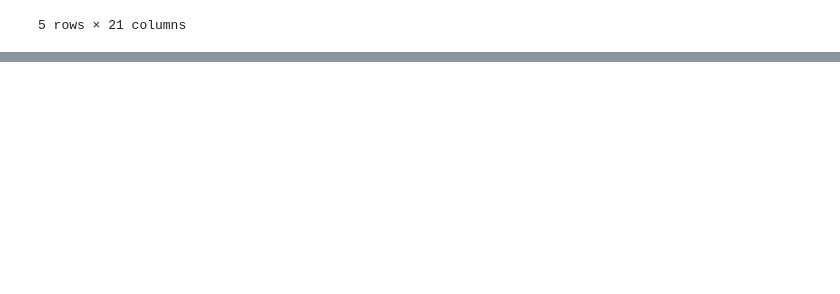
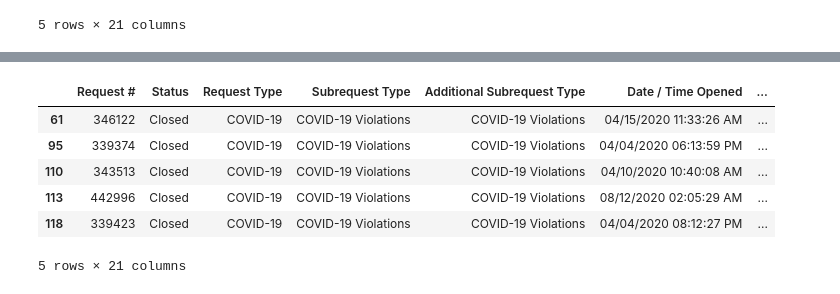
Before and after one commit to NSS-Data-Analytics-Cohort-3/nashville-covid-typhoid_turtles, a Jupyter notebook: notebooks/covid_nashville_KL.ipynb, the cells around one changed output, grey strips where cells are left out. Saved outputs shown, nothing was run; the diff lists cells and outputs as text; code cells hidden in the pictures; blank space fills up the shorter version.

```diff
--- a/notebooks/covid_nashville_KL.ipynb
+++ b/notebooks/covid_nashville_KL.ipynb
@@ -119,0 +190,11 @@ hubnash_covid = hubnash_df[hubnash_df['Subrequest Type'] == 'COVID-19 Violaitons
+# %%
+hubnash_covid_violations = hubnash_df_covidrequest[hubnash_df_covidrequest['Subrequest Type'] == 'COVID-19 Violations']
+hubnash_covid_violations.head()
+# %% [output]
+|  | Request # | Status | Request Type | Subrequest Type | Additional Subrequest Type | Date / Time Opened | ... |
+| 61 | 346122 | Closed | COVID-19 | COVID-19 Violations | COVID-19 Violations | 04/15/2020 11:33:26 AM | ... |
+| 95 | 339374 | Closed | COVID-19 | COVID-19 Violations | COVID-19 Violations | 04/04/2020 06:13:59 PM | ... |
+| 110 | 343513 | Closed | COVID-19 | COVID-19 Violations | COVID-19 Violations | 04/10/2020 10:40:08 AM | ... |
+| 113 | 442996 | Closed | COVID-19 | COVID-19 Violations | COVID-19 Violations | 08/12/2020 02:05:29 AM | ... |
+| 118 | 339423 | Closed | COVID-19 | COVID-19 Violations | COVID-19 Violations | 04/04/2020 08:12:27 PM | ... |
+5 rows × 21 columns
```
Also changed, not shown: parts of 22 cells of this notebook.
